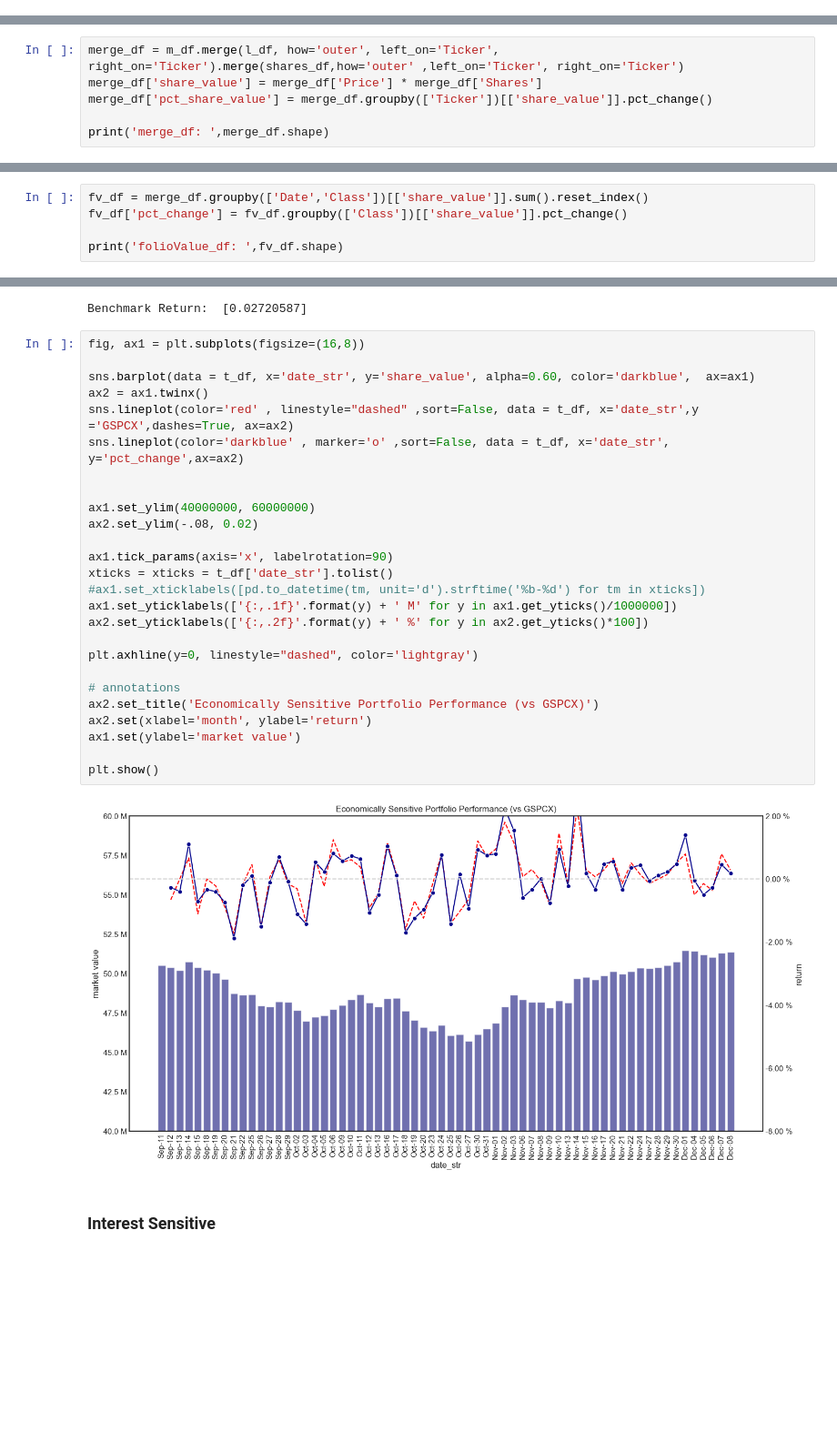
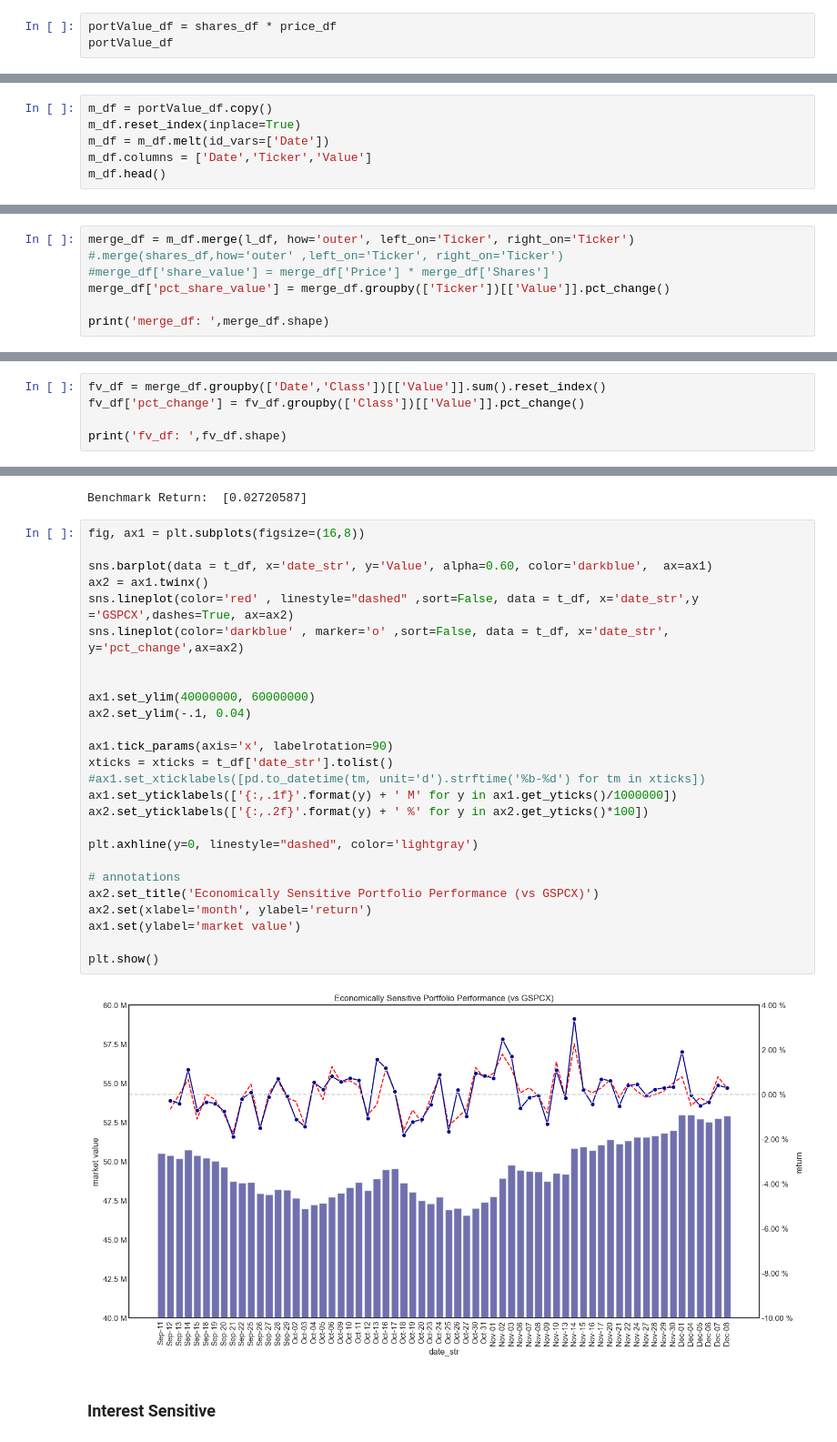
Before and after one commit to dsimband/DATA618, a Jupyter notebook: w15/DATA618_W15_Portfolio.ipynb, the cells around one changed output, grey strips where cells are left out. Shown at 91% size. Cells and saved outputs as stored; diff of their text form; blank space fills up the shorter version.

```diff
--- a/w15/DATA618_W15_Portfolio.ipynb
+++ b/w15/DATA618_W15_Portfolio.ipynb
@@ -271,0 +237,3 @@ l_df:  (35, 3)
+# %%
+portValue_df = shares_df * price_df
+portValue_df
@@ -271,0 +268,6 @@ l_df:  (35, 3)
+# %%
+m_df = portValue_df.copy()
+m_df.reset_index(inplace=True)
+m_df = m_df.melt(id_vars=['Date'])
+m_df.columns = ['Date','Ticker','Value']
+m_df.head()
@@ -272,7 +322,7 @@ l_df:  (35, 3)
 # %%
-merge_df = m_df.merge(l_df, how='outer', left_on='Ticker', right_on='Ticker').merge(shares_df,how='outer' ,left_on='Ticker', right_on='Ticker')
-merge_df['share_value'] = merge_df['Price'] * merge_df['Shares']
-merge_df['pct_share_value'] = merge_df.groupby(['Ticker'])[['share_value']].pct_change()
+merge_df = m_df.merge(l_df, how='outer', left_on='Ticker', right_on='Ticker') #.merge(shares_df,how='outer' ,left_on='Ticker', right_on='Ticker')
+#merge_df['share_value'] = merge_df['Price'] * merge_df['Shares']
+merge_df['pct_share_value'] = merge_df.groupby(['Ticker'])[['Value']].pct_change()
 
 print('merge_df: ',merge_df.shape)
 # %% [output]
@@ -329,6 +379,6 @@ folioValue_df:  (64, 3)
 # %%
-fv_df = merge_df.groupby(['Date','Class'])[['share_value']].sum().reset_index()
-fv_df['pct_change'] = fv_df.groupby(['Class'])[['share_value']].pct_change()
+fv_df = merge_df.groupby(['Date','Class'])[['Value']].sum().reset_index()
+fv_df['pct_change'] = fv_df.groupby(['Class'])[['Value']].pct_change()
 
-print('folioValue_df: ',fv_df.shape)
+print('fv_df: ',fv_df.shape)
 # %% [output]
@@ -492,31 +522,31 @@ Benchmark Return:  [0.02720587]
 # %%
 fig, ax1 = plt.subplots(figsize=(16,8))
 
-sns.barplot(data = t_df, x='date_str', y='share_value', alpha=0.60, color='darkblue',  ax=ax1)
+sns.barplot(data = t_df, x='date_str', y='Value', alpha=0.60, color='darkblue',  ax=ax1)
 ax2 = ax1.twinx()
 sns.lineplot(color='red' , linestyle="dashed" ,sort=False, data = t_df, x='date_str',y ='GSPCX',dashes=True, ax=ax2)
 sns.lineplot(color='darkblue' , marker='o' ,sort=False, data = t_df, x='date_str', y='pct_change',ax=ax2)
 
 
 ax1.set_ylim(40000000, 60000000)
-ax2.set_ylim(-.08, 0.02)
+ax2.set_ylim(-.1, 0.04)
 
 ax1.tick_params(axis='x', labelrotation=90)
 xticks = xticks = t_df['date_str'].tolist()
 #ax1.set_xticklabels([pd.to_datetime(tm, unit='d').strftime('%b-%d') for tm in xticks])
 ax1.set_yticklabels(['{:,.1f}'.format(y) + ' M' for y in ax1.get_yticks()/1000000])
 ax2.set_yticklabels(['{:,.2f}'.format(y) + ' %' for y in ax2.get_yticks()*100])
 
 plt.axhline(y=0, linestyle="dashed", color='lightgray')
 
 # annotations
 ax2.set_title('Economically Sensitive Portfolio Performance (vs GSPCX)')
 ax2.set(xlabel='month', ylabel='return')
 ax1.set(ylabel='market value')
 
 plt.show()
 # %% [output]
-[figure, old version]
+[figure, new version]
 # %% [markdown]
 ### Interest Sensitive
 # %%
```
Also changed, not shown: parts of 88 cells of this notebook, 2 other files.
